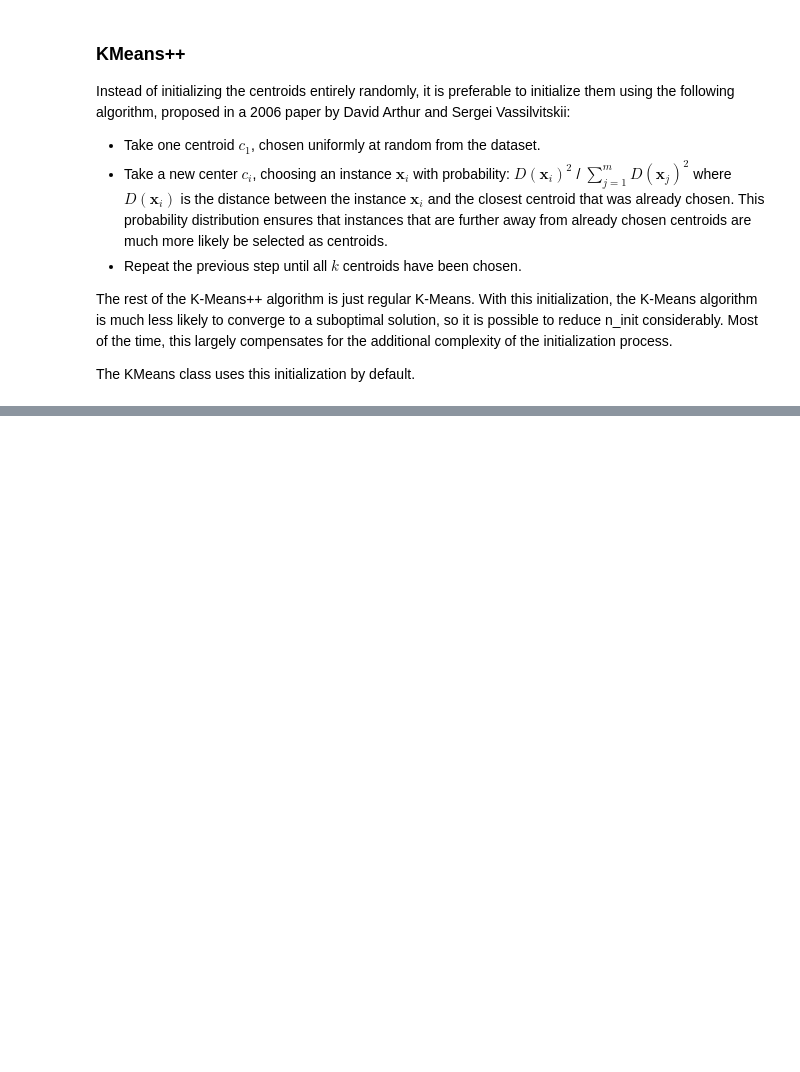
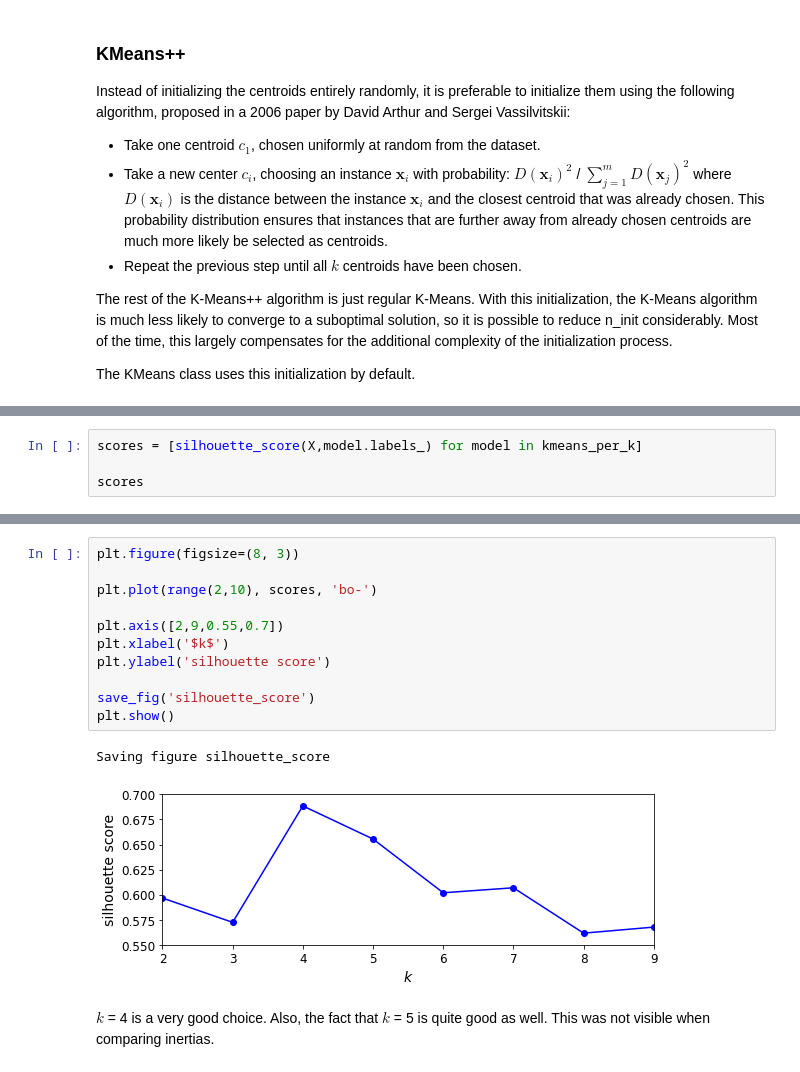
Before and after one commit to sankalptambe/unsupervised-learning, a Jupyter notebook: unsupervised_learning.ipynb, the cells around one changed output, grey strips where cells are left out. Cells and saved outputs as stored; diff of their text form; blank space fills up the shorter version.

```diff
--- a/unsupervised_learning.ipynb
+++ b/unsupervised_learning.ipynb
@@ -284,0 +371,4 @@ The KMeans class uses this initialization by default.
+# %%
+scores = [silhouette_score(X,model.labels_) for model in kmeans_per_k]
+
+scores
@@ -284,0 +384,16 @@ The KMeans class uses this initialization by default.
+# %%
+plt.figure(figsize=(8, 3))
+
+plt.plot(range(2,10), scores, 'bo-')
+
+plt.axis([2,9,0.55,0.7])
+plt.xlabel('$k$')
+plt.ylabel('silhouette score')
+
+save_fig('silhouette_score')
+plt.show()
+# %% [output]
+Saving figure silhouette_score
+[figure, added]
+# %% [markdown]
+$k$ = 4 is a very good choice. Also, the fact that $k$ = 5 is quite good as well. This was not visible when comparing inertias.
```
Also changed, not shown: parts of 14 cells of this notebook, 2 other files.
